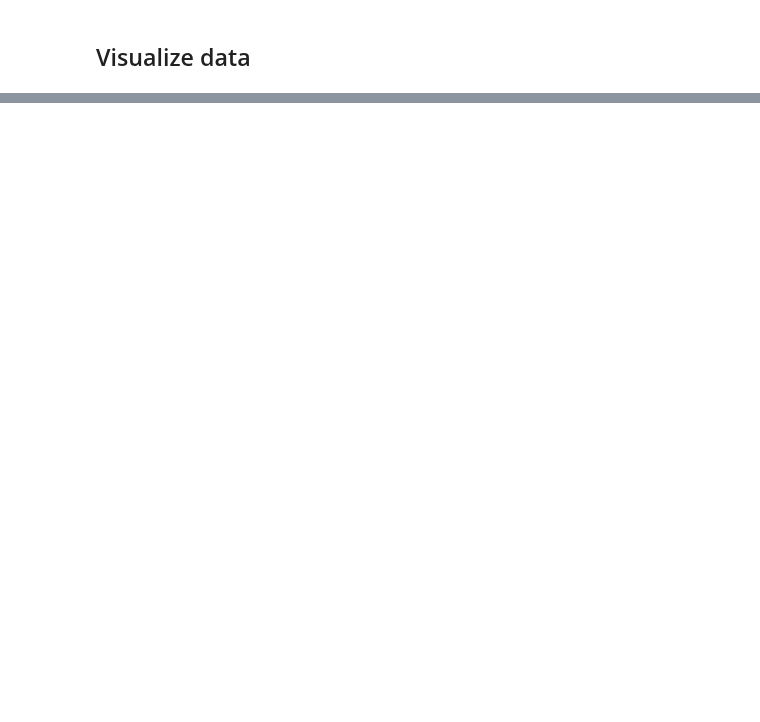
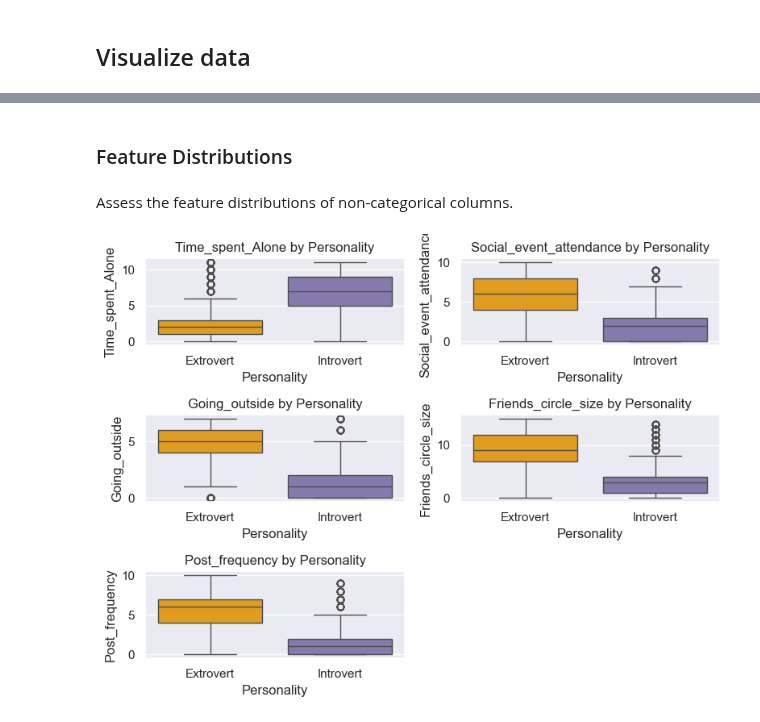
Before and after one commit to Prokope45/NeuralNetworkProject, a Jupyter notebook: ExploratoryAnalysis.ipynb, the cells around one changed output, grey strips where cells are left out. Drawn from its saved outputs; the diff is of its cells as text; code cells hidden in the pictures; blank space fills up the shorter version.

```diff
--- a/ExploratoryAnalysis.ipynb
+++ b/ExploratoryAnalysis.ipynb
@@ -18,0 +83,29 @@ dummy_vars = dummy_vars.drop(["Stage_fear_No", "Drained_after_socializing_No"],
+# %% [markdown]
+### Feature Distributions
+# %% [markdown]
+Assess the feature distributions of non-categorical columns.
+# %%
+numeric_columns = [
+    "Time_spent_Alone",
+    "Social_event_attendance",
+    "Going_outside",
+    "Friends_circle_size",
+    "Post_frequency",
+]
+
+plot.figure(figsize=(8, 6))
+for i, col in enumerate(numeric_columns, 1):
+    plot.subplot(3, 2, i)
+    sns.boxplot(
+        x="Personality",
+        y=col,
+        data=df,
+        palette=palette,
+        hue="Personality",
+        legend=False
+    )
+    plot.title("{} by Personality".format(col))
+plot.tight_layout()
+plot.show()
+# %% [output]
+[figure, added]
```
Also changed, not shown: parts of 11 cells of this notebook, 2 other files.
